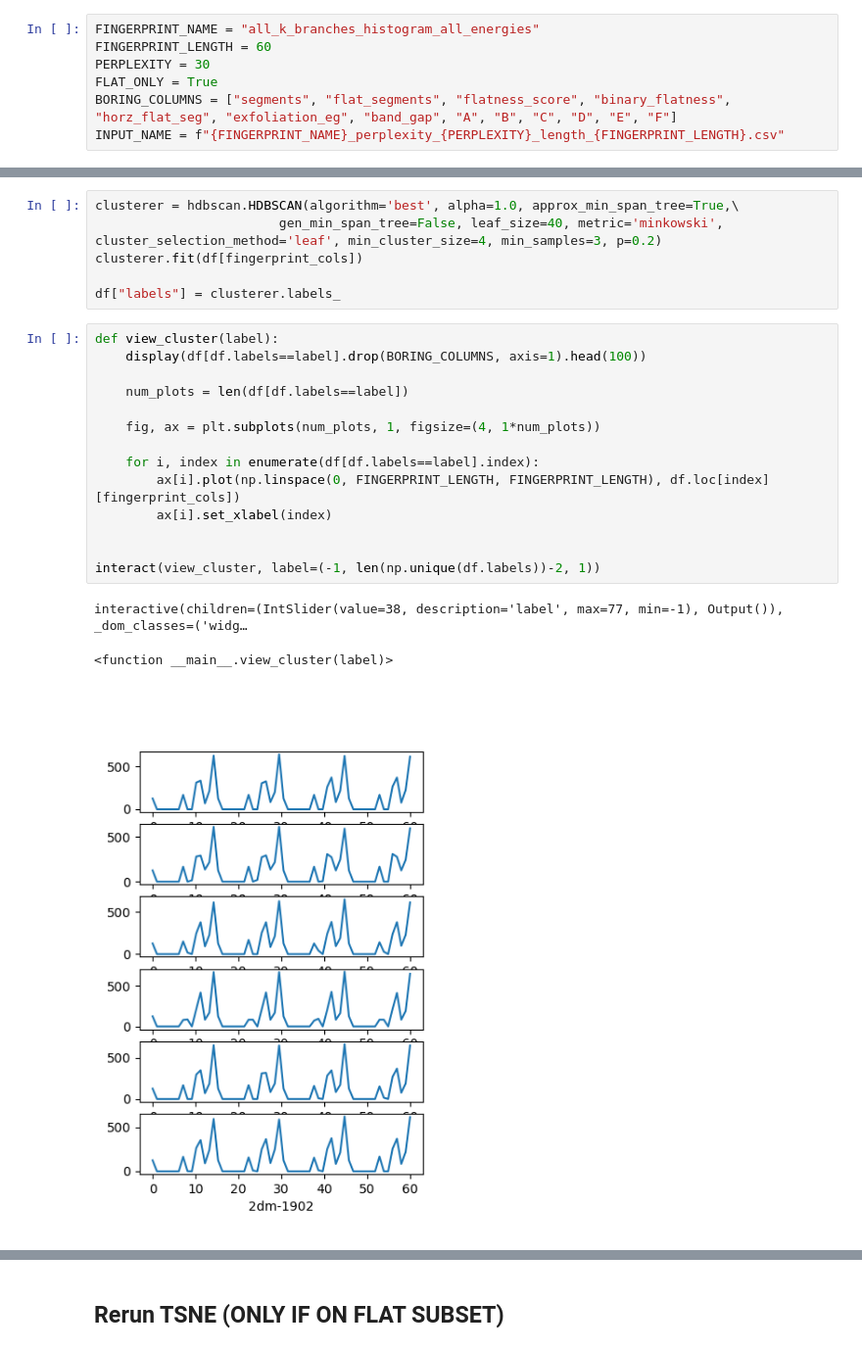
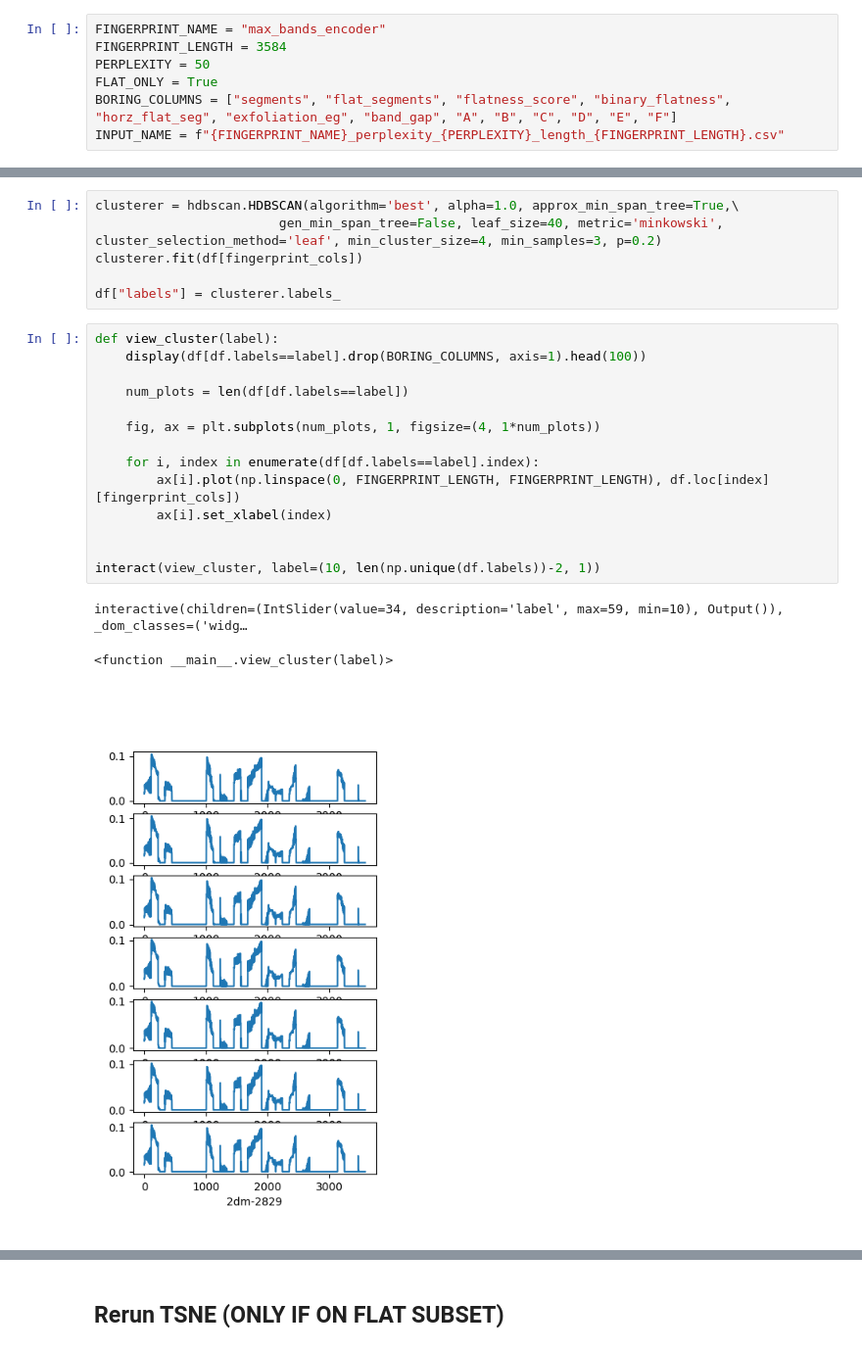
Before and after one commit to ThomasWarford/band-fingerprint, a Jupyter notebook: analysis/click_on_material.ipynb, the cells around one changed output, grey strips where cells are left out. Shown at 98% size. Drawn from its saved outputs; the diff is of its cells as text.

Commit message:
autoencoder clustering

```diff
--- a/analysis/click_on_material.ipynb
+++ b/analysis/click_on_material.ipynb
@@ -14,9 +55,9 @@ sys.path.append('..')
 from src.band_plotters import DATA_DIRECTORY
 from src.cluster_plotters import plot_cluster_ellipses, plot_groups
 # %%
-FINGERPRINT_NAME = "all_k_branches_histogram_all_energies"
-FINGERPRINT_LENGTH = 60
-PERPLEXITY = 30
+FINGERPRINT_NAME = "max_bands_encoder"
+FINGERPRINT_LENGTH = 3584
+PERPLEXITY = 50
 FLAT_ONLY = True
 BORING_COLUMNS = ["segments", "flat_segments", "flatness_score", "binary_flatness", "horz_flat_seg", "exfoliation_eg", "band_gap", "A", "B", "C", "D", "E", "F"]
 INPUT_NAME = f"{FINGERPRINT_NAME}_perplexity_{PERPLEXITY}_length_{FINGERPRINT_LENGTH}.csv"
@@ -50,18 +91,18 @@ df["labels"] = clusterer.labels_
 # %%
 def view_cluster(label):
     display(df[df.labels==label].drop(BORING_COLUMNS, axis=1).head(100))
 
     num_plots = len(df[df.labels==label])
 
     fig, ax = plt.subplots(num_plots, 1, figsize=(4, 1*num_plots))
 
     for i, index in enumerate(df[df.labels==label].index):
         ax[i].plot(np.linspace(0, FINGERPRINT_LENGTH, FINGERPRINT_LENGTH), df.loc[index][fingerprint_cols])
         ax[i].set_xlabel(index)
 
 
-interact(view_cluster, label=(-1, len(np.unique(df.labels))-2, 1))
+interact(view_cluster, label=(10, len(np.unique(df.labels))-2, 1))
 # %% [output]
-interactive(children=(IntSlider(value=38, description='label', max=77, min=-1), Output()), _dom_classes=('widg…
+interactive(children=(IntSlider(value=34, description='label', max=59, min=10), Output()), _dom_classes=('widg…
 <function __main__.view_cluster(label)>
-[figure, old version]
+[figure, new version]
```
Also changed, not shown: parts of 8 cells of this notebook, 3 other files.
